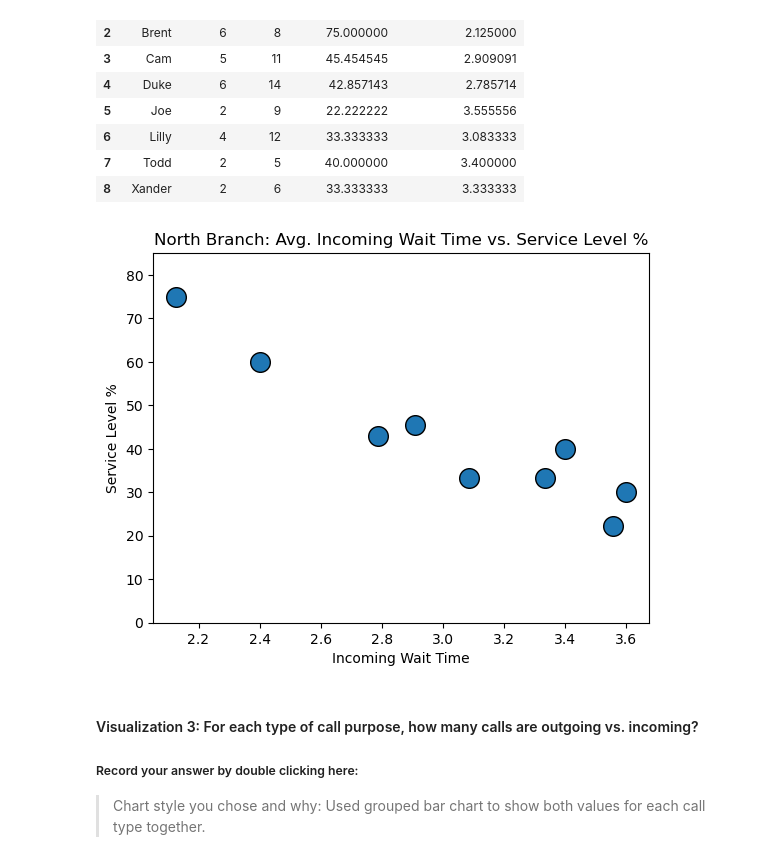
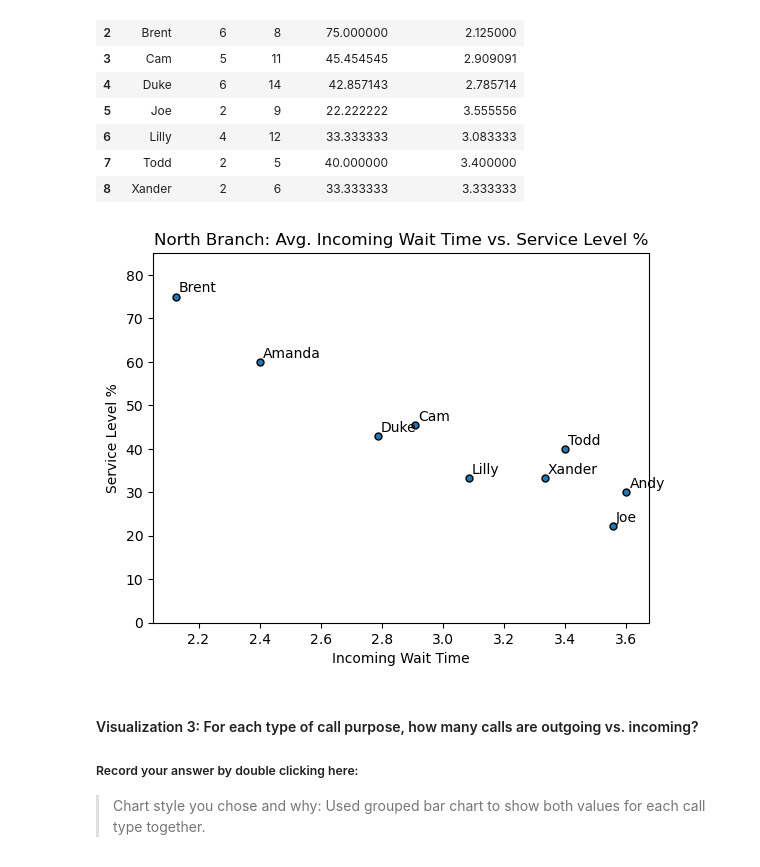
Before and after one commit to mtngrl1916/call-center-cleanup-assignment, a Jupyter notebook: Call_Center_Cleanup.ipynb, the cells around one changed output. Cells and saved outputs as stored; diff of their text form; code cells hidden in the pictures.

Commit message:
Updated Visualization 2

```diff
--- a/Call_Center_Cleanup.ipynb
+++ b/Call_Center_Cleanup.ipynb
@@ -547,15 +552,18 @@ service_speed
 # %%
 # Scatter Plot
 
-sns.scatterplot(x='Incoming Wait Time',y='Service Level %',data = service_speed,s=200,linewidth=1,edgecolor='k');
+sns.scatterplot(x='Incoming Wait Time',y='Service Level %',data = service_speed,s=25,linewidth=1,edgecolor='k');
 
 # Add title
 plt.title('North Branch: Avg. Incoming Wait Time vs. Service Level %');
 
 # Set axis to display percentages more appropriately
 plt.ylim(0,max(service_speed['Service Level %']+10));
+
+for i, txt in enumerate(service_speed['Rep ID']):
+    plt.annotate(txt, (service_speed['Incoming Wait Time'][i]+.01, service_speed['Service Level %'][i]+1))
 # %% [output]
-[figure, old version]
+[figure, new version]
 # %% [markdown]
 #### Visualization 3: For each type of call purpose, how many calls are outgoing vs. incoming?
 ##### Record your answer by double clicking here:
```
Also changed, not shown: parts of 1 cell of this notebook.
